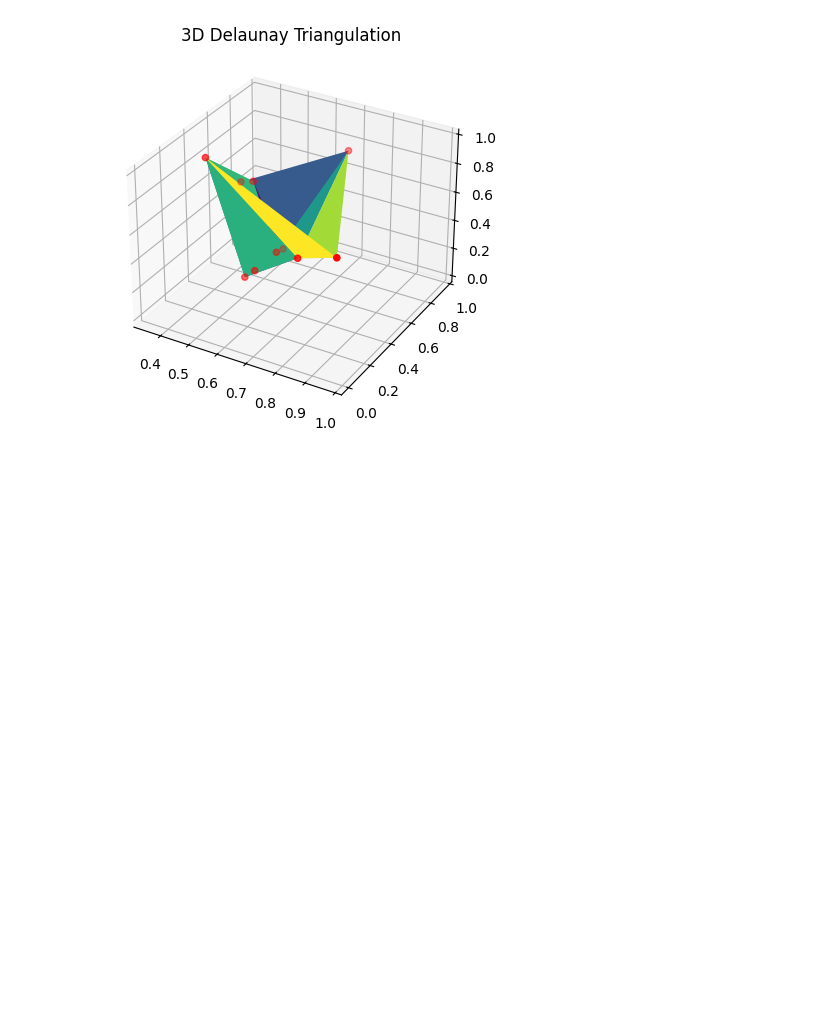
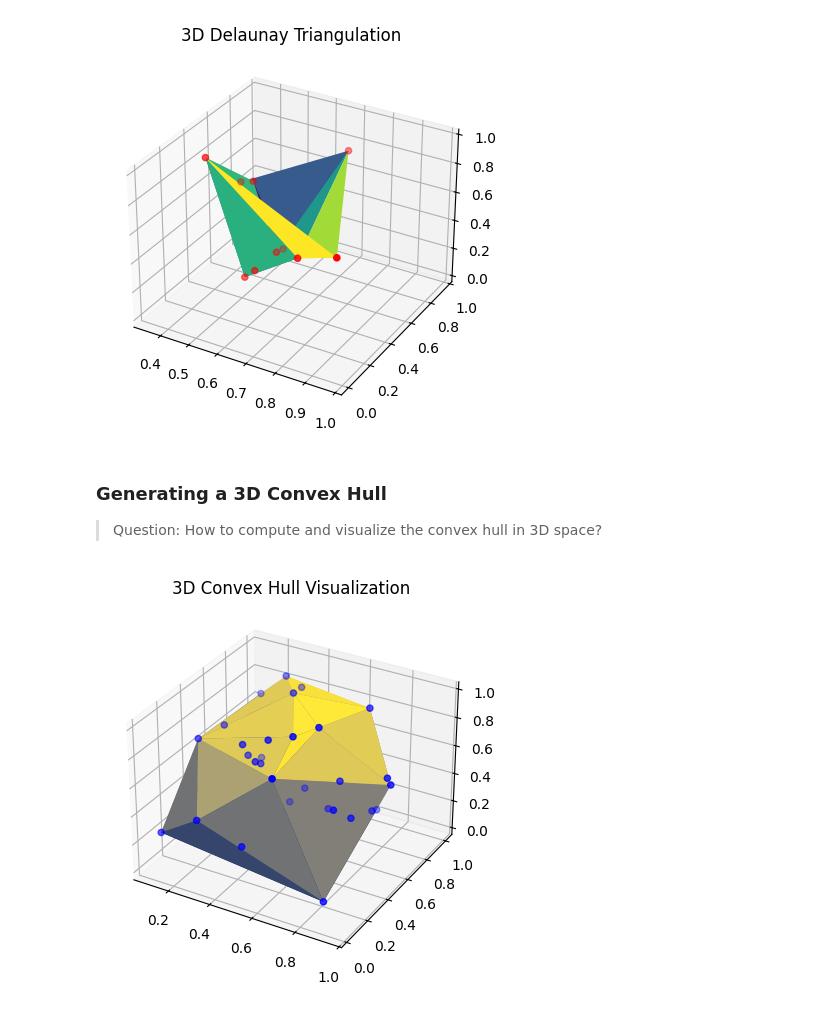
Before and after one commit to rubydamodar/SciPyMastery-From-Basics-to-Breakthroughs, a Jupyter notebook: Beginner Level/SCIPY-SPATIAL.ipynb, the cells around one changed output. Drawn from its saved outputs; the diff is of its cells as text; code cells hidden in the pictures; blank space fills up the shorter version.

```diff
--- a/Beginner Level/SCIPY-SPATIAL.ipynb
+++ b/Beginner Level/SCIPY-SPATIAL.ipynb
@@ -524,3 +524,20 @@ plt.title('3D Delaunay Triangulation')
 plt.show()
 # %% [output]
 [figure]
+# %% [markdown]
+### Generating a 3D Convex Hull
+> Question: How to compute and visualize the convex hull in 3D space?
+# %%
+# 3D Random points
+points = np.random.rand(30, 3)
+hull = ConvexHull(points)
+
+# Plot 3D Convex Hull
+fig = plt.figure()
+ax = fig.add_subplot(111, projection='3d')
+ax.plot_trisurf(points[:, 0], points[:, 1], points[:, 2], triangles=hull.simplices, cmap='cividis')
+ax.scatter(points[:, 0], points[:, 1], points[:, 2], color='blue')
+plt.title('3D Convex Hull Visualization')
+plt.show()
+# %% [output]
+[figure, added]
```
Also changed, not shown: parts of 2 cells of this notebook.
